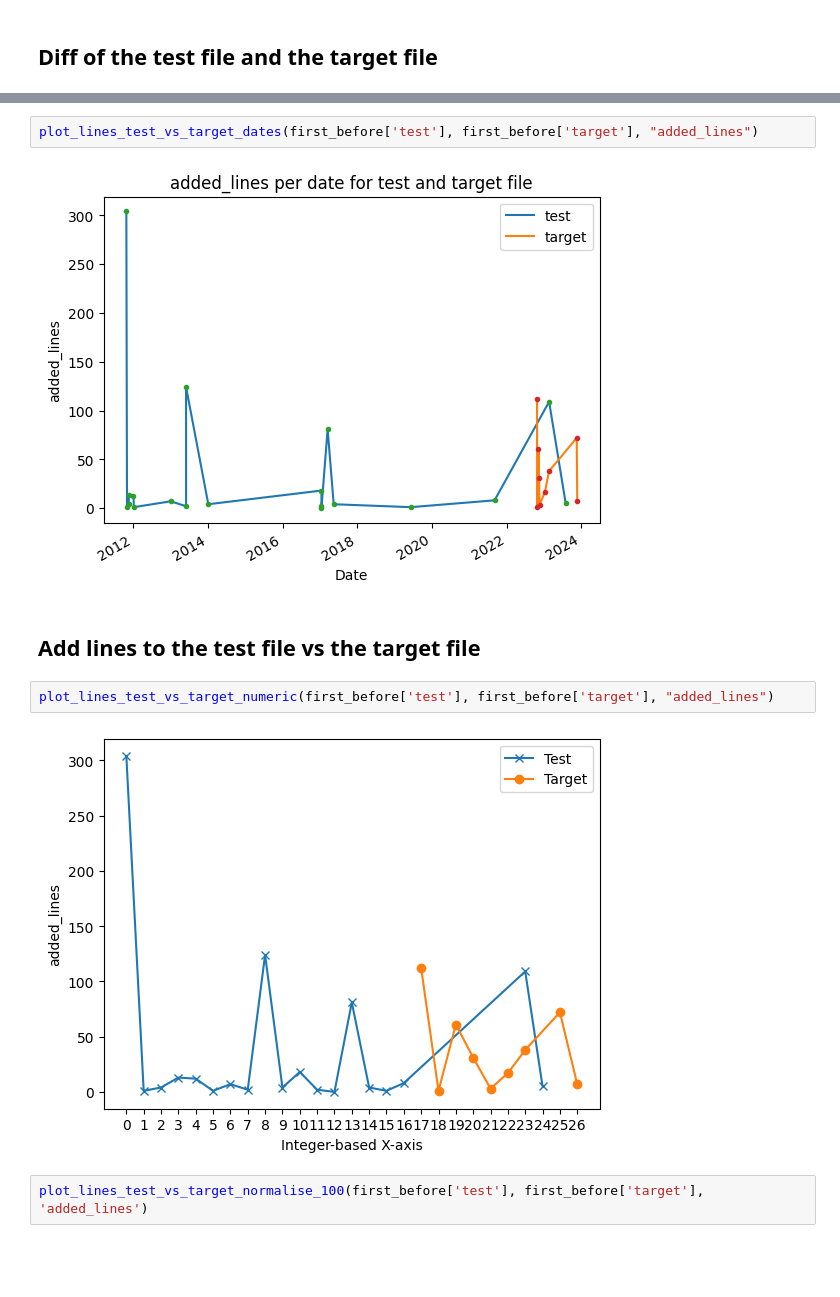
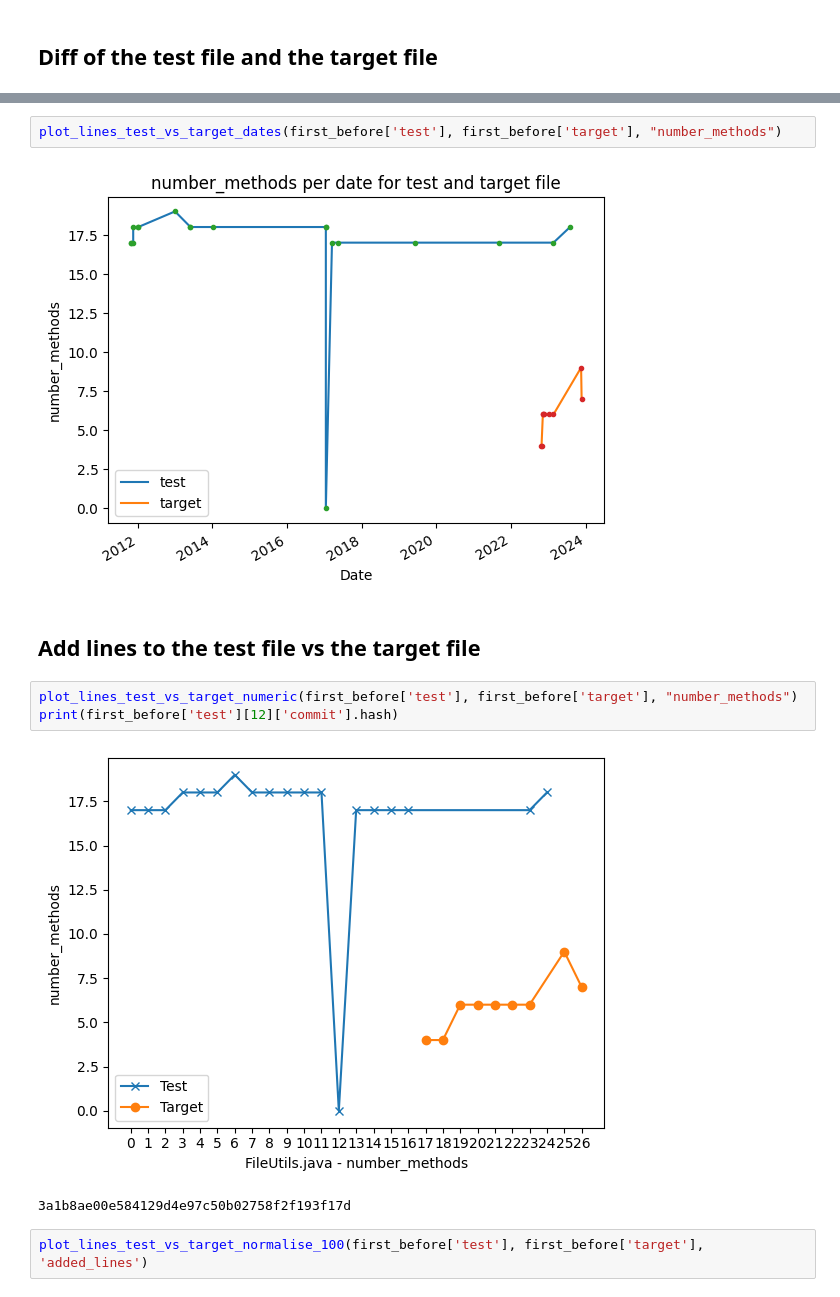
Before and after one commit to davidfrisch/sdp_cw2, a Jupyter notebook: main_java_tests.ipynb, the cells around one changed output, grey strips where cells are left out. Cells and saved outputs as stored; diff of their text form; blank space fills up the shorter version.

```diff
--- a/main_java_tests.ipynb
+++ b/main_java_tests.ipynb
@@ -56,13 +56,15 @@ print(first_before['target'])
 # %%
-plot_lines_test_vs_target_dates(first_before['test'], first_before['target'], "added_lines")
+plot_lines_test_vs_target_dates(first_before['test'], first_before['target'], "number_methods")
 # %% [output]
-[figure, old version]
+[figure, new version]
 # %% [markdown]
 ## Add lines to the test file vs the target file
 # %%
-plot_lines_test_vs_target_numeric(first_before['test'], first_before['target'], "added_lines")
+plot_lines_test_vs_target_numeric(first_before['test'], first_before['target'], "number_methods")
+print(first_before['test'][12]['commit'].hash)
 # %% [output]
-[figure, old version]
+[figure, new version]
+3a1b8ae00e584129d4e97c50b02758f2f193f17d
 # %%
 plot_lines_test_vs_target_normalise_100(first_before['test'], first_before['target'], 'added_lines')
 # %% [output]
```
Also changed, not shown: parts of 3 cells of this notebook, 2 other files.
